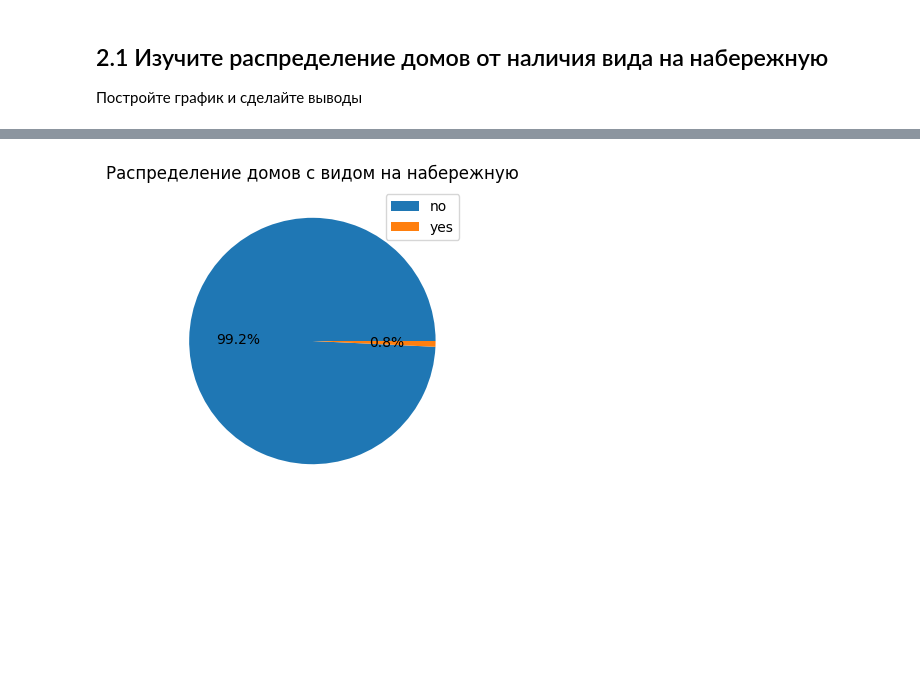
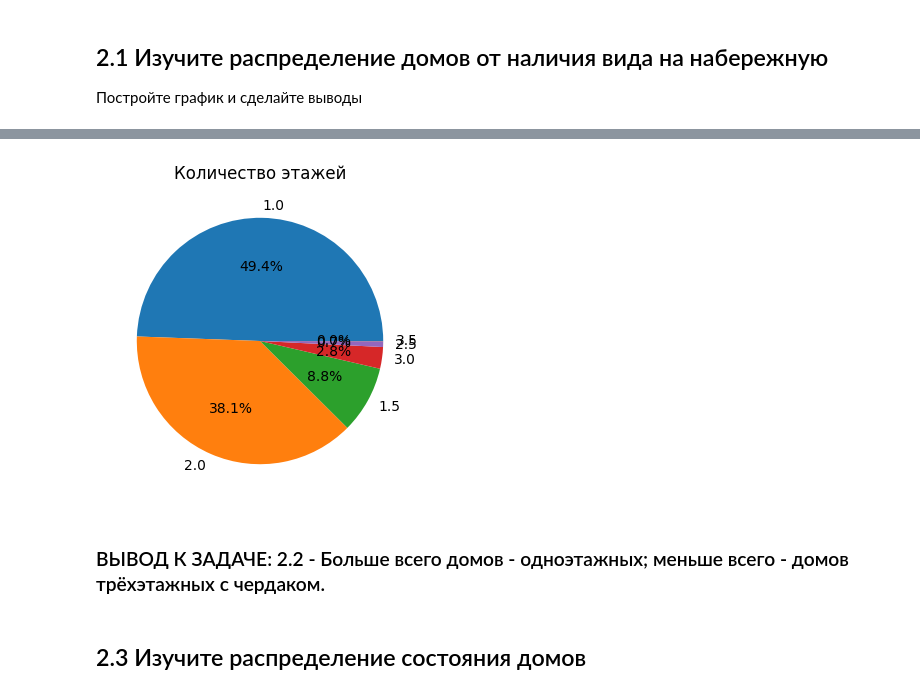
Before and after one commit to StanislavLukovskiy/HW_4Analytics, a Jupyter notebook: HW_4.ipynb, the cells around one changed output, grey strips where cells are left out. Drawn from its saved outputs; the diff is of its cells as text; code cells hidden in the pictures; blank space fills up the shorter version.

```diff
--- a/HW_4.ipynb
+++ b/HW_4.ipynb
@@ -138,0 +151,2 @@ data = df['waterfront'].value_counts()
+# %%
+data = df['floors'].value_counts()
@@ -139,7 +172,10 @@ data = df['waterfront'].value_counts()
 # %%
 plt.figure(figsize=(6, 4))
-plt.pie(data, autopct='%1.1f%%')
-plt.title('Распределение домов с видом на набережную')
-plt.legend(['no', 'yes']);
+plt.pie(data, autopct='%1.1f%%', labels=data.index)
+plt.title('Количество этажей');
 # %% [output]
-[figure, old version]
+[figure, new version]
+# %% [markdown]
+### ВЫВОД К ЗАДАЧЕ: 2.2 - Больше всего домов - одноэтажных; меньше всего - домов трёхэтажных с чердаком.
+# %% [markdown]
+## 2.3 Изучите распределение состояния домов
```
Also changed, not shown: parts of 10 cells of this notebook.
